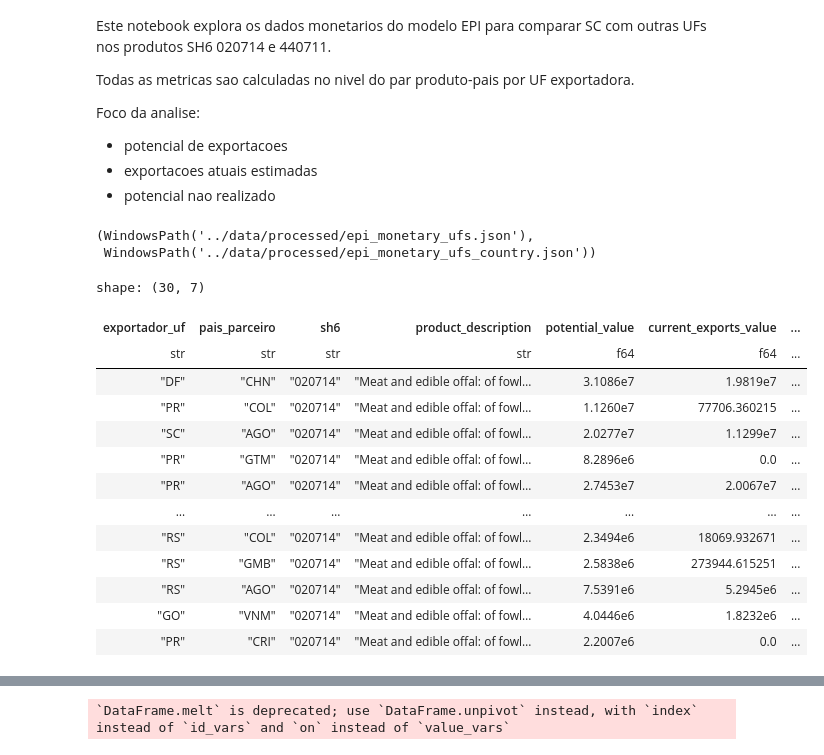
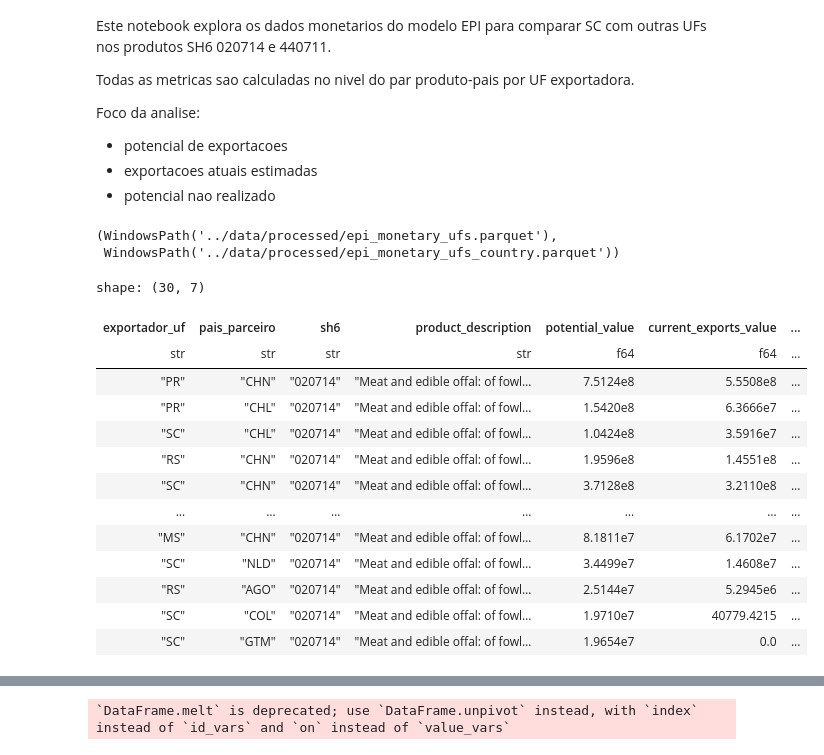
Before and after one commit to matheusrwh/export_potential, a Jupyter notebook: notebooks/validacao.ipynb, the cells around one changed output, grey strips where cells are left out. Saved outputs shown, nothing was run; the diff lists cells and outputs as text; code cells hidden in the pictures.

Commit message:
Adição parquets monetarizados em processed

```diff
--- a/notebooks/validação.ipynb
+++ b/notebooks/validacao.ipynb
@@ -28,47 +28,47 @@ def resolve_path(relative_path: str) -> Path:
             return candidate
     raise FileNotFoundError(f'Arquivo nao encontrado: {relative_path}')
 
-path_detail = resolve_path('data/processed/epi_monetary_ufs.json')
-path_country = resolve_path('data/processed/epi_monetary_ufs_country.json')
+path_detail = resolve_path('data/processed/epi_monetary_ufs.parquet')
+path_country = resolve_path('data/processed/epi_monetary_ufs_country.parquet')
 
 path_detail, path_country
 # %% [output]
-(WindowsPath('../data/processed/epi_monetary_ufs.json'),
- WindowsPath('../data/processed/epi_monetary_ufs_country.json'))
+(WindowsPath('../data/processed/epi_monetary_ufs.parquet'),
+ WindowsPath('../data/processed/epi_monetary_ufs_country.parquet'))
 # %%
 selected_sh6 = ['020714', '440711']
 
-df_detail_raw = pl.read_json(path_detail)
+df_detail_raw = pl.read_parquet(path_detail)
 
 df_pair = (
     df_detail_raw
     .with_columns(pl.col('sh6').cast(pl.Utf8).str.zfill(6))
     .filter(pl.col('sh6').is_in(selected_sh6))
     .with_columns((pl.col('potential_value') * pl.col('potential_utilization_ratio')).alias('current_exports_value'))
     .with_columns(pl.when(pl.col('current_exports_value') < 0).then(0.0).otherwise(pl.col('current_exports_value')).alias('current_exports_value'))
     .rename({'sg_uf': 'exportador_uf', 'importer': 'pais_parceiro'})
     .select([
         'exportador_uf', 'pais_parceiro', 'sh6', 'product_description',
         'potential_value', 'current_exports_value', 'unrealized_potential_value'
     ])
 )
 
 df_pair.sort(['sh6', 'unrealized_potential_value'], descending=[False, True]).head(30)
 # %% [output]
 shape: (30, 7)
 | exportador_uf | pais_parceiro | sh6 | product_description | potential_value | current_exports_value | ... |
 | str | str | str | str | f64 | f64 | ... |
-| "DF" | "CHN" | "020714" | "Meat and edible offal: of fowl… | 3.1086e7 | 1.9819e7 | ... |
-| "PR" | "COL" | "020714" | "Meat and edible offal: of fowl… | 1.1260e7 | 77706.360215 | ... |
-| "SC" | "AGO" | "020714" | "Meat and edible offal: of fowl… | 2.0277e7 | 1.1299e7 | ... |
-| "PR" | "GTM" | "020714" | "Meat and edible offal: of fowl… | 8.2896e6 | 0.0 | ... |
-| "PR" | "AGO" | "020714" | "Meat and edible offal: of fowl… | 2.7453e7 | 2.0067e7 | ... |
+| "PR" | "CHN" | "020714" | "Meat and edible offal: of fowl… | 7.5124e8 | 5.5508e8 | ... |
+| "PR" | "CHL" | "020714" | "Meat and edible offal: of fowl… | 1.5420e8 | 6.3666e7 | ... |
+| "SC" | "CHL" | "020714" | "Meat and edible offal: of fowl… | 1.0424e8 | 3.5916e7 | ... |
+| "RS" | "CHN" | "020714" | "Meat and edible offal: of fowl… | 1.9596e8 | 1.4551e8 | ... |
+| "SC" | "CHN" | "020714" | "Meat and edible offal: of fowl… | 3.7128e8 | 3.2110e8 | ... |
 | … | … | … | … | … | … | ... |
-| "RS" | "COL" | "020714" | "Meat and edible offal: of fowl… | 2.3494e6 | 18069.932671 | ... |
-| "RS" | "GMB" | "020714" | "Meat and edible offal: of fowl… | 2.5838e6 | 273944.615251 | ... |
-| "RS" | "AGO" | "020714" | "Meat and edible offal: of fowl… | 7.5391e6 | 5.2945e6 | ... |
-| "GO" | "VNM" | "020714" | "Meat and edible offal: of fowl… | 4.0446e6 | 1.8232e6 | ... |
-| "PR" | "CRI" | "020714" | "Meat and edible offal: of fowl… | 2.2007e6 | 0.0 | ... |
+| "MS" | "CHN" | "020714" | "Meat and edible offal: of fowl… | 8.1811e7 | 6.1702e7 | ... |
+| "SC" | "NLD" | "020714" | "Meat and edible offal: of fowl… | 3.4499e7 | 1.4608e7 | ... |
+| "RS" | "AGO" | "020714" | "Meat and edible offal: of fowl… | 2.5144e7 | 5.2945e6 | ... |
+| "SC" | "COL" | "020714" | "Meat and edible offal: of fowl… | 1.9710e7 | 40779.4215 | ... |
+| "SC" | "GTM" | "020714" | "Meat and edible offal: of fowl… | 1.9654e7 | 0.0 | ... |
 # %%
 df_exportador_pais = (
     df_pair
```
Also changed, not shown: parts of 4 cells of this notebook, 6 other files.
